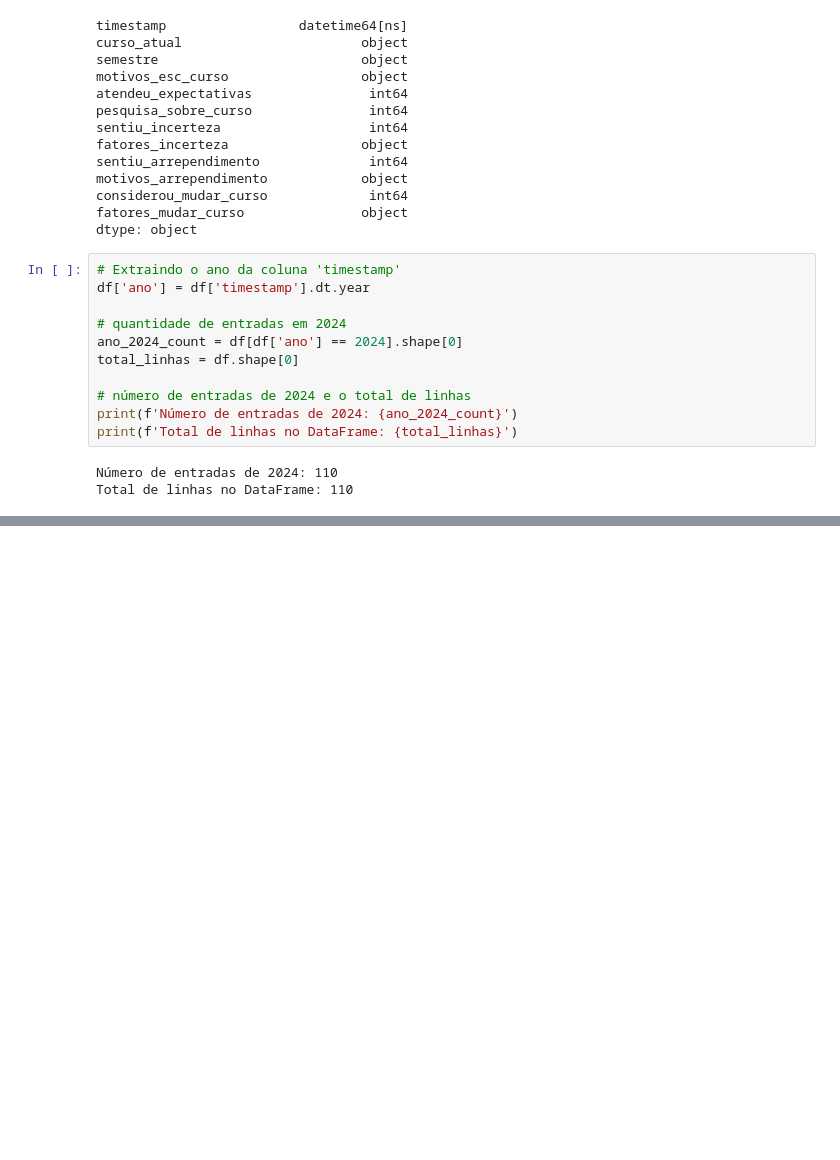
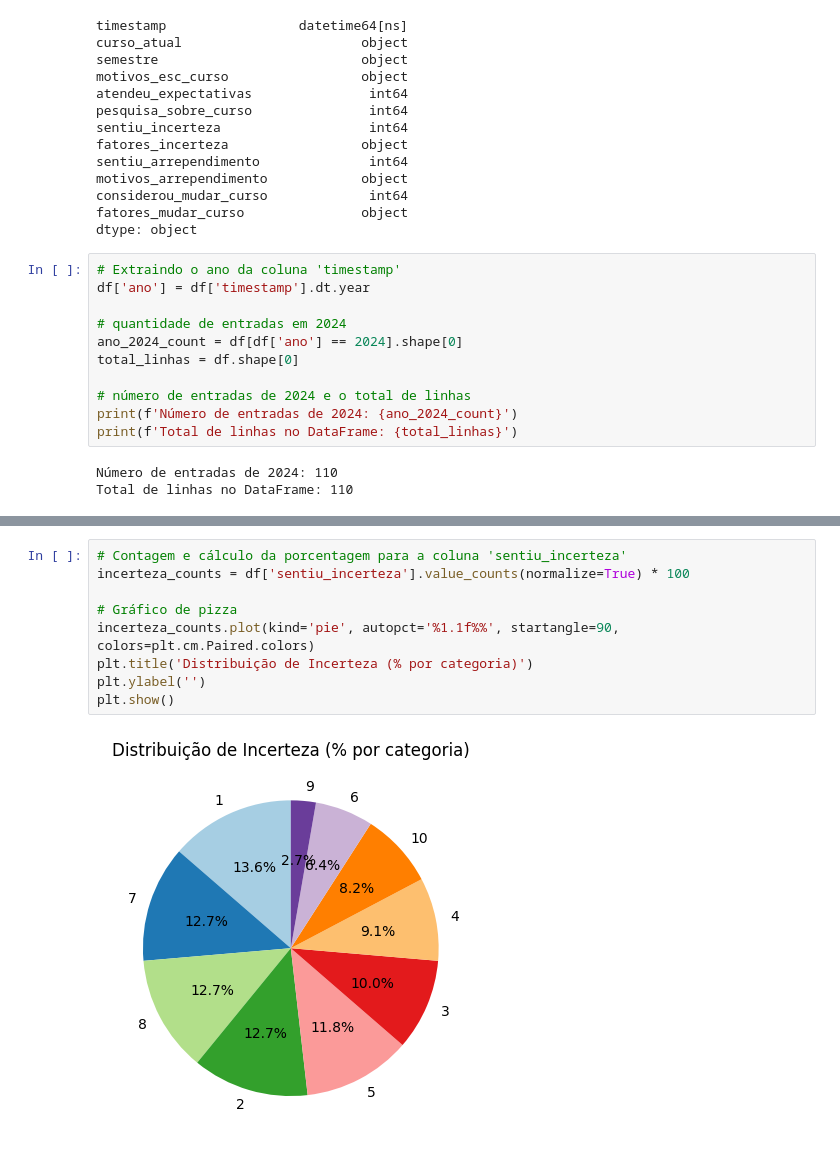
Before and after one commit to MarcosBristot/TrabalhoPosser, a Jupyter notebook: main.ipynb, the cells around one changed output, grey strips where cells are left out. Cells and saved outputs as stored; diff of their text form; blank space fills up the shorter version.

```diff
--- a/main.ipynb
+++ b/main.ipynb
@@ -190,0 +253,11 @@ df.head()
+# %%
+# Contagem e cálculo da porcentagem para a coluna 'sentiu_incerteza'
+incerteza_counts = df['sentiu_incerteza'].value_counts(normalize=True) * 100
+
+# Gráfico de pizza
+incerteza_counts.plot(kind='pie', autopct='%1.1f%%', startangle=90, colors=plt.cm.Paired.colors)
+plt.title('Distribuição de Incerteza (% por categoria)')
+plt.ylabel('')
+plt.show()
+# %% [output]
+[figure, added]
```
Also changed, not shown: parts of 19 cells of this notebook.
